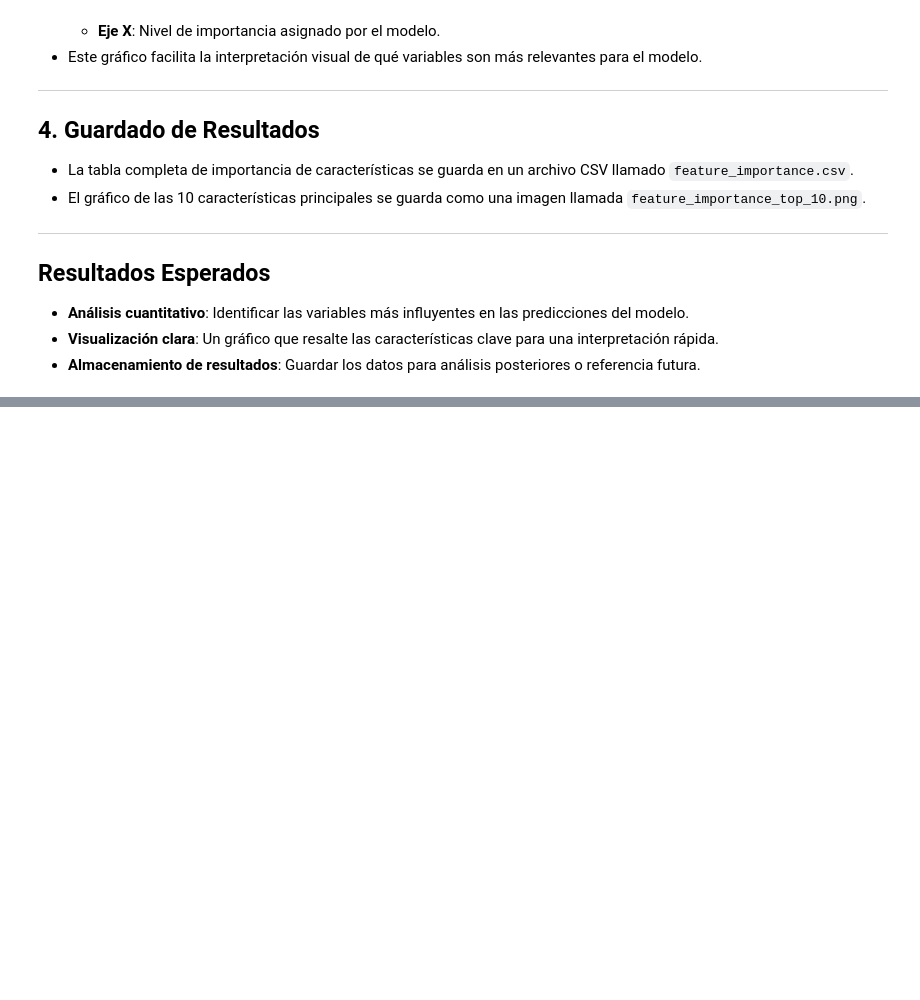
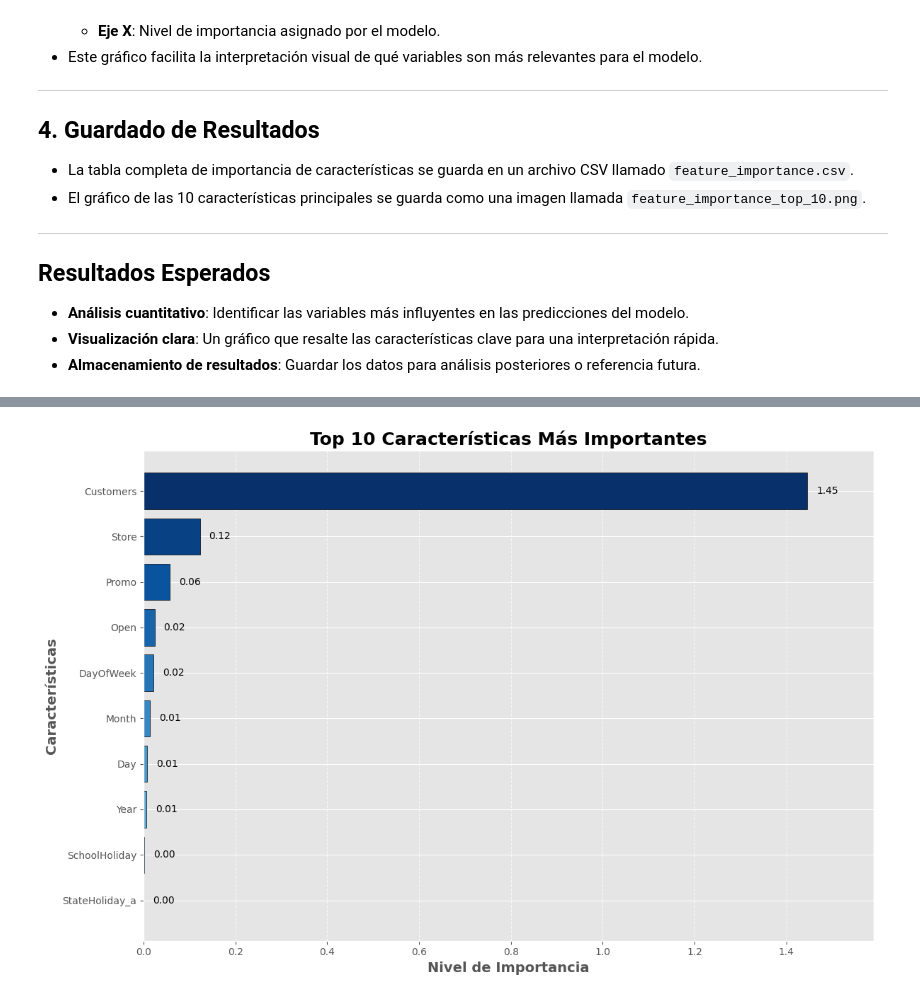
Before and after one commit to soyjosep/proyecto_prediccion_ventas, a Jupyter notebook: ventas_prediccion.ipynb, the cells around one changed output, grey strips where cells are left out. Drawn from its saved outputs; the diff is of its cells as text; code cells hidden in the pictures; blank space fills up the shorter version.

```diff
--- a/ventas_prediccion.ipynb
+++ b/ventas_prediccion.ipynb
@@ -1340,0 +1303,75 @@ Importancia de las características guardada en 'feature_importance.csv'.
+# %%
+import matplotlib.pyplot as plt
+import pandas as pd
+import numpy as np
+import logging
+
+# Configuración de logging
+logging.basicConfig(level=logging.INFO, format="%(asctime)s - %(levelname)s - %(message)s")
+
+def plot_enhanced_feature_importance(importance_df, top_n=10, file_name=None):
+    """
+    Visualizar las características más importantes con mejoras en diseño.
+
+    Args:
+        importance_df (DataFrame): DataFrame con las características y su importancia.
+        top_n (int): Número de características a mostrar. Por defecto 10.
+        file_name (str): Nombre del archivo para guardar el gráfico. Si es None, no se guarda.
+    """
+    try:
+        # Validar el DataFrame
+        if importance_df.empty:
+            raise ValueError("El DataFrame de importancia de características está vacío.")
+
+        # Seleccionar las características principales
+        top_features = importance_df.head(top_n)
+
+        # Crear el gráfico
+        plt.figure(figsize=(12, 8))
+        colors = plt.cm.Blues(np.linspace(0.4, 1, len(top_features)))
+        bars = plt.barh(
+            top_features["Feature"][::-1],  # Invertir para que las más importantes estén arriba
+            top_features["Importance"][::-1],
+            color=colors,
+            edgecolor="black"
+        )
+
+        # Añadir etiquetas a las barras
+        for bar in bars:
+            plt.text(
+                bar.get_width() + 0.02,  # Ajustar posición
+                bar.get_y() + bar.get_height() / 2,
+                f'{bar.get_width():.2f}',
+                va='center', fontsize=10, color='black'
+            )
+
+        # Personalizar el gráfico
+        plt.title(f"Top {top_n} Características Más Importantes", fontsize=18, weight='bold')
+        plt.xlabel("Nivel de Importancia", fontsize=14, weight='bold')
+        plt.ylabel("Características", fontsize=14, weight='bold')
+        plt.xlim(0, top_features["Importance"].max() * 1.1)  # Ajustar el eje X
+        plt.grid(axis="x", linestyle="--", alpha=0.7)
+        plt.tight_layout()
+
+        # Guardar el gráfico si se especifica un archivo
+        if file_name:
+            plt.savefig(file_name, dpi=300)
+            logging.info(f"Gráfico de importancia guardado como '{file_name}'.")
+
+        # Mostrar el gráfico
+        plt.show()
+
+    except Exception as e:
+        logging.error(f"Error al generar el gráfico de importancia de características: {e}")
+        raise
+
+# Uso de la función mejorada
+try:
+    plot_enhanced_feature_importance(
+        importance_df=importance_df,  # DataFrame con importancia calculada
+        top_n=10,  # Mostrar las 10 más importantes
+        file_name="enhanced_feature_importance.png"  # Guardar como imagen
+    )
+except Exception as e:
+    logging.error(f"Error en el proceso de visualización de importancia de características: {e}")
+# %% [output]
@@ -1340,0 +1379 @@ Importancia de las características guardada en 'feature_importance.csv'.
+[figure, added]
```
Also changed, not shown: parts of 20 cells of this notebook, 21 other files.
